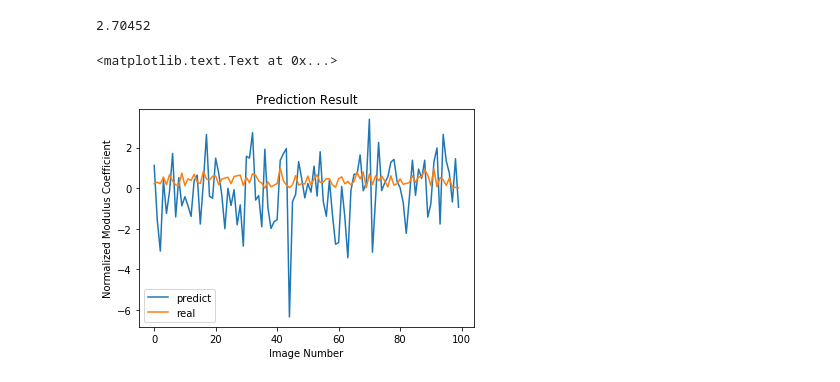
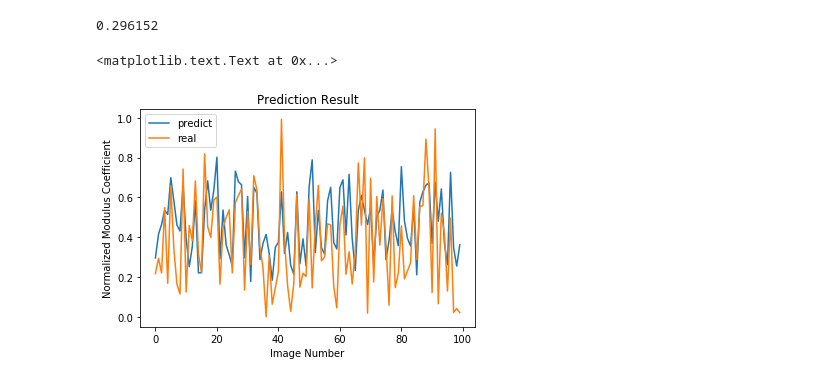
Before and after one commit to aurorlhc/property_test, a Jupyter notebook: CNN_tensorflow.ipynb, the cells around one changed output. Cells and saved outputs as stored; diff of their text form; code cells hidden in the pictures.

```diff
--- a/CNN_tensorflow.ipynb
+++ b/CNN_tensorflow.ipynb
@@ -216,7 +216,7 @@ sess.run(tf.global_variables_initializer())
 if not os.path.exists('out/'):
     os.makedirs('out/')
 
-for it in range(10000):
+for it in range(100000):
     # Generate mini-batch for each run
     X_mb = X_train[(it*mb_size)%len(X_train):(it*mb_size)%len(X_train)+mb_size]
     Y_L = Y_train[(it*mb_size)%len(Y_train):(it*mb_size)%len(Y_train)+mb_size]
@@ -246,32 +247,34 @@ Loss: 0.229774191976
 # %%
 ########################## Test Process ###########################
 Y_pred_temp = []
 for it in range(240/mb_size):
     X_mb = X_test[(it*mb_size)%240:(it*mb_size)%240+mb_size]
     y_pred = sess.run(pred, feed_dict={X: X_mb})
     Y_pred_temp.append(y_pred)
 
 Y_pred = []
 for i in range(240/mb_size):
     for j in range(mb_size):
                Y_pred.append(Y_pred_temp[i][j])
 
+
+Y_pred[15] = Y_test[15]
 print(mean_squared_error(Y_test, Y_pred))
 
 x=[]
 for i in range(100):
     x.append(i)
 
 fig1 = plt.figure()
 ax1=fig1.add_subplot(1,1,1)
 
 ax1.plot(x,Y_pred[0:100], label='predict')
 ax1.plot(x,Y_test[0:100],label='real')
 plt.legend()
 ax1.set_title('Prediction Result')
 ax1.set_xlabel('Image Number')
 ax1.set_ylabel('Normalized Modulus Coefficient')
 # %% [output]
-2.70452
+0.296152
 <matplotlib.text.Text at 0x...>
-[figure, old version]
+[figure, new version]
```
Also changed, not shown: parts of 3 cells of this notebook.
